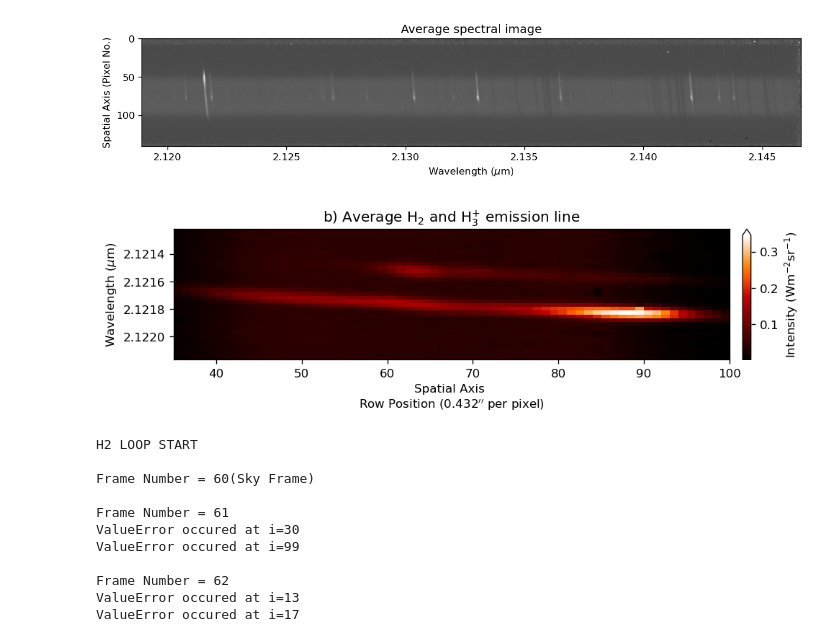
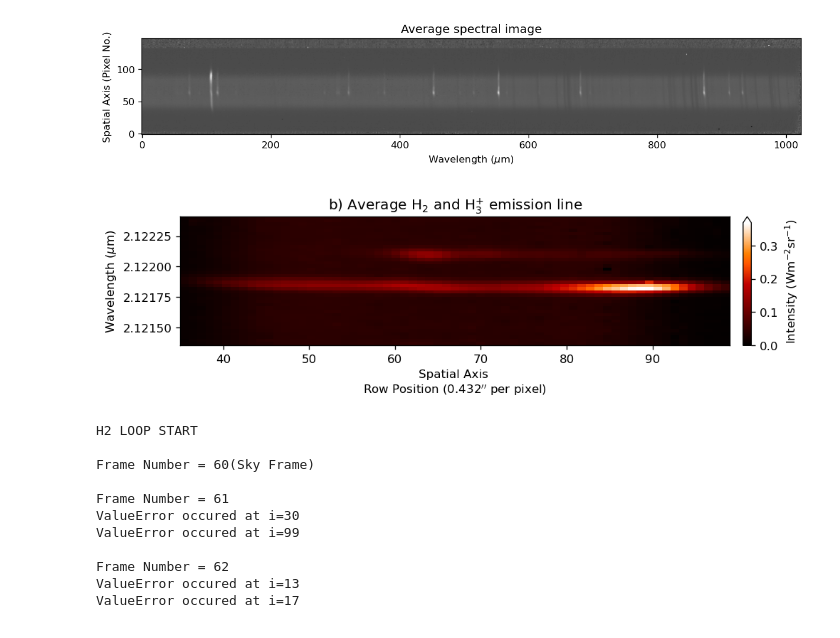
Before and after one commit to ruoyanwangdr/Dynamics-of-Jovian-Infrared-Auroral-Ionosphere-and-Thermosphere, a Jupyter notebook: h2_map.ipynb, the cells around one changed output. Cells and saved outputs as stored; diff of their text form; code cells hidden in the pictures.

```diff
--- a/h2_map.ipynb
+++ b/h2_map.ipynb
@@ -2,7 +2,7 @@
 # import packages
 from matplotlib import rcParams
 rcParams['figure.dpi'] = 120
-rcParams["savefig.dpi"] = 400
+rcParams["savefig.dpi"] = 140
 rcParams['figure.facecolor'] = 'w'
 
 from astropy.io import fits
@@ -31,13 +31,13 @@ end_nirspec7 = 112 # fits index end, min >= n, max <= 999
 for i in range(filesize):
     n = i + start_nirspec7
     if n>= start_nirspec7 and n < 10:
-        hdu_data = fits.getdata(filepath + 'order36/test/' + 'jun02s000' + '{}_order36.fits'.format(n), ext=0)
+        hdu_data = fits.getdata(filepath + 'order36/' + 'jun02s000' + '{}_order36.fits'.format(n), ext=0)
         nirspec7_data.append(hdu_data)
     elif n>= 10 and n < 100:
-        hdu_data = fits.getdata(filepath + 'order36/test/' + 'jun02s00' + '{}_order36.fits'.format(n), ext=0)
+        hdu_data = fits.getdata(filepath + 'order36/' + 'jun02s00' + '{}_order36.fits'.format(n), ext=0)
         nirspec7_data.append(hdu_data)
     elif n >= 100 and n < end_nirspec7: # fits index ends at 111
-        hdu_data = fits.getdata(filepath + 'order36/test/' + 'jun02s0' + '{}_order36.fits'.format(n), ext=0)
+        hdu_data = fits.getdata(filepath + 'order36/' + 'jun02s0' + '{}_order36.fits'.format(n), ext=0)
         nirspec7_data.append(hdu_data)
     elif n >= end_nirspec7:
         break
@@ -113,54 +113,55 @@ def scale_sky_frame(fn_spec):
 
     sky1 = nirspec7_data_array[fn_sky1-start_nirspec7]
     sky2 = nirspec7_data_array[fn_sky2-start_nirspec7]
 
     t1 = fits_header_utc_to_second(fn_sky1)
     t2 = fits_header_utc_to_second(fn_sky2)
     td = fits_header_utc_to_second(fn_spec)
 
     sky_final = sky1 * ((t2 - td) / (t2 - t1)) + sky2 * ((td - t1) / (t2 - t1))
     return sky_final
 
 fn_spec = 61 # frame number of target spectra
 sky_total = scale_sky_frame(fn_spec)
 
 # remove sky background: (object - sky_frame)/(average_flat_field - average_flat_lamp_off)
 sky_subtracted = (nirspec7_data_array[fn_spec-start_nirspec7] - sky_total) / (average_flat_field - average_flat_lamp_off)
 #sky_subtracted[sky_subtracted>0.2] = 0.2
 pixel = np.linspace(0, np.size(sky_subtracted, 1), np.size(sky_subtracted, 1))
 
 # show reduced fits
 plt.figure(figsize=(12,2))
-plt.imshow(sky_subtracted, aspect='auto', extent=[waverange[0], waverange[-1], 0, 140], cmap='gist_gray')
+plt.imshow(sky_subtracted, cmap='gist_gray')
 plt.xlabel(r'Wavelength ($\mu$m)')
 plt.ylabel('Spatial Axis (Pixel No.)')
 plt.title('Average spectral image')
 plt.gca().invert_yaxis()
 #plt.xlim(2.12,2.122)
 #plt.ylim(120,30)
 #plt.colorbar(orientation='horizontal', pad=0.1)
 #plt.savefig('spec_img', bbox_inches='tight')
 # %% [output]
-[figure, old version]
+[figure, new version]
 # %%
-a = np.delete(sky_subtracted, np.s_[200:1024], 1)
-b = np.delete(a, np.s_[:85], 1)
-c = np.delete(b, np.s_[35:], 1)
+a = np.delete(sky_subtracted, np.s_[200:], 1)
+b = np.delete(a, np.s_[:90], 1)
+c = np.delete(b, np.s_[40:], 1)
 d = np.delete(c, np.s_[100:], 0)
 e = np.delete(d, np.s_[:35], 0)
 
 
 plt.figure(figsize=(10,2))
-plt.imshow(e.T, aspect='auto', extent=[35, 100, waverange[85], waverange[120]], cmap='gist_heat')
+plt.imshow(e.T, aspect='auto', extent=[35, 99, waverange[129], waverange[90]], cmap='gist_heat')
 plt.xlabel('Spatial Axis \nRow Position (0.432$^{\prime\prime}$ per pixel)')
 plt.ylabel(r'Wavelength ($\mu$m)')
 plt.ticklabel_format(useOffset=False)
 plt.title(r'b) Average H$_2$ and H$_3^{+}$ emission line')
 plt.gca().invert_yaxis()
+#plt.gca().invert_xaxis()
 plt.colorbar(extend='max', aspect=15, pad=0.02, label=r'Intensity (Wm$^{-2}$sr$^{-1}$)')
-plt.savefig('poster/spec_img', bbox_inches='tight')
+plt.savefig('poster/spec_img', bbox_inches='tight', dpi=1000)
 # %% [output]
-[figure, old version]
+[figure, new version]
 # %%
 # define normalization function
 def normalize(data):
```
Also changed, not shown: parts of 5 cells of this notebook.
